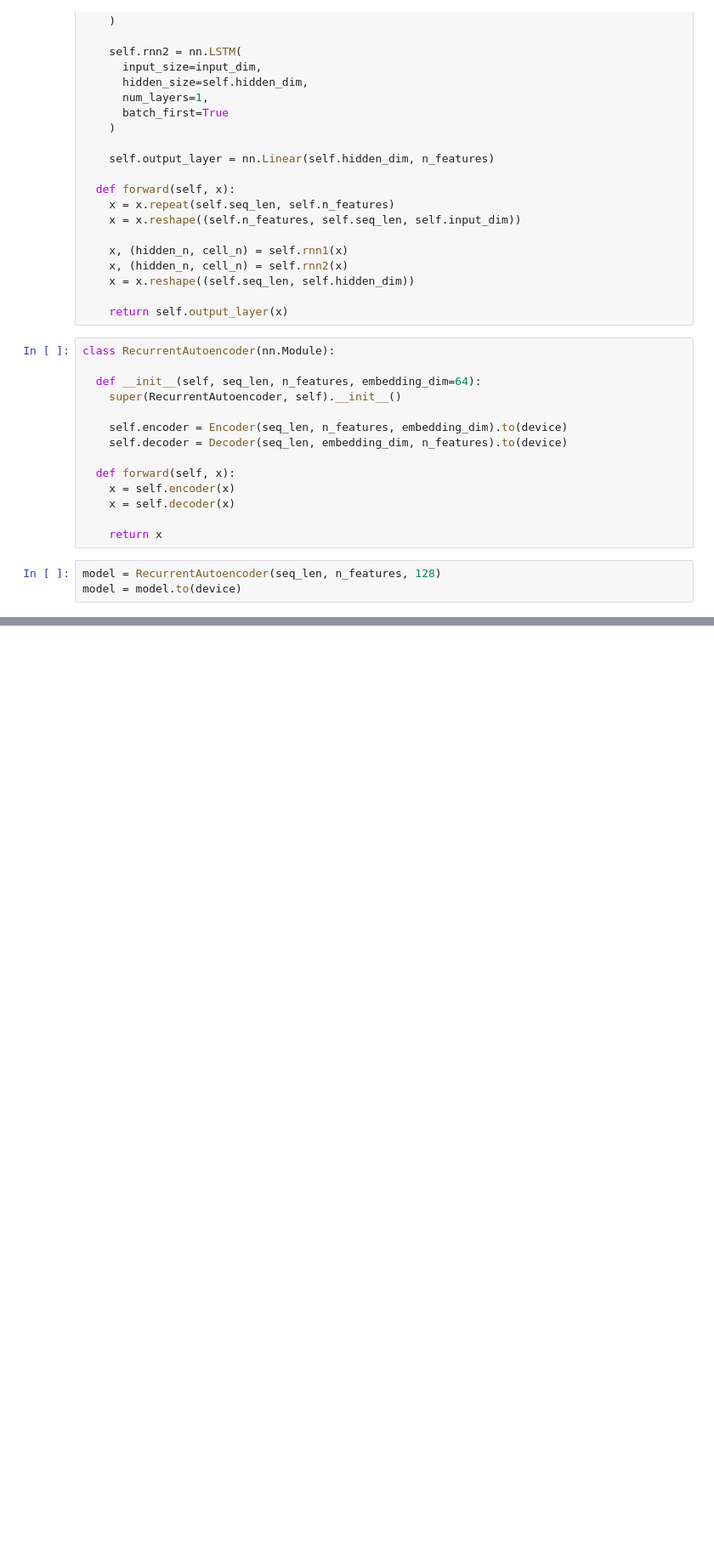
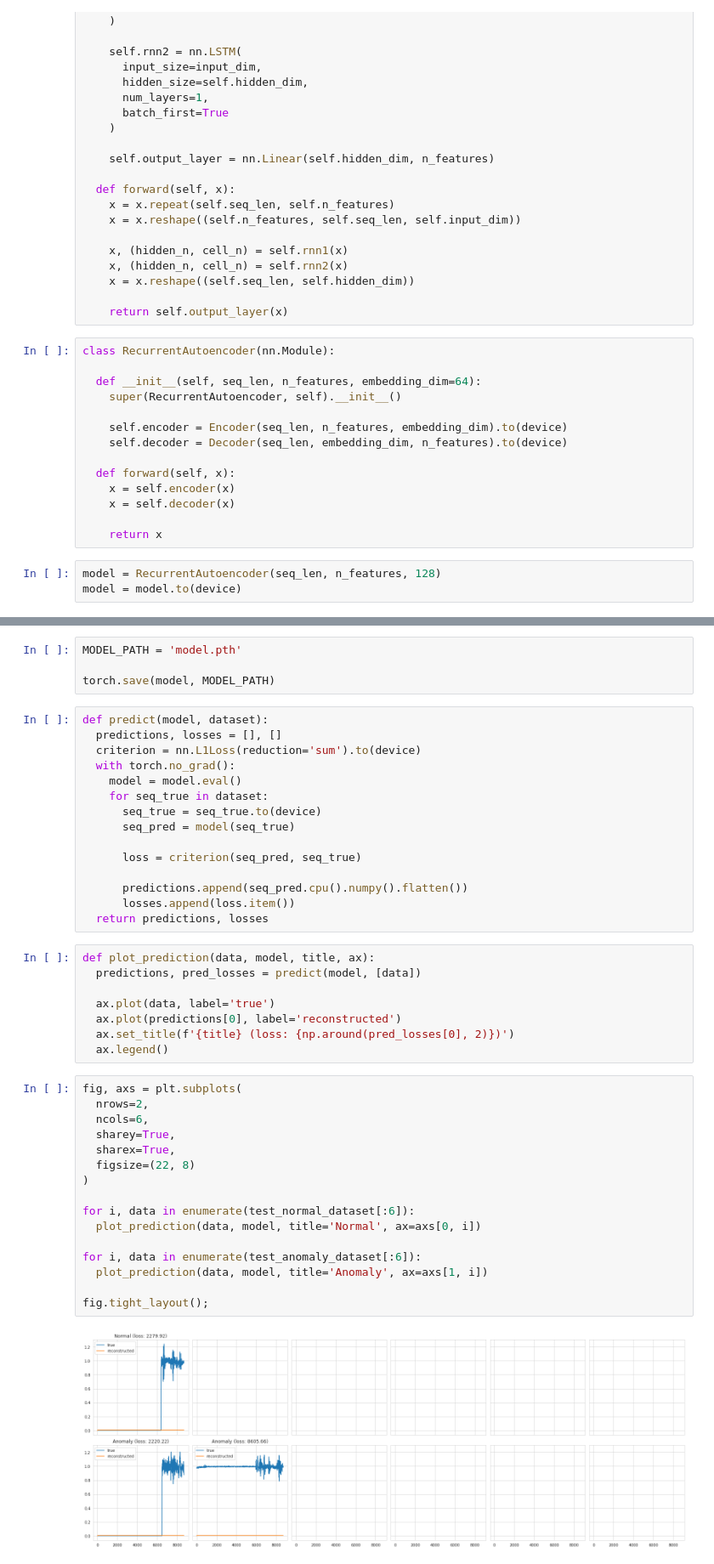
Before and after one commit to davidripsen/DeepLearningProject, a Jupyter notebook: seb_mvp.ipynb, the cells around one changed output, grey strips where cells are left out. Shown at 85% size. Drawn from its saved outputs; the diff is of its cells as text; blank space fills up the shorter version.

```diff
--- a/seb_mvp.ipynb
+++ b/seb_mvp.ipynb
@@ -254,0 +350,45 @@ model, history = train_model(
+# %%
+MODEL_PATH = 'model.pth'
+
+torch.save(model, MODEL_PATH)
+# %%
+def predict(model, dataset):
+  predictions, losses = [], []
+  criterion = nn.L1Loss(reduction='sum').to(device)
+  with torch.no_grad():
+    model = model.eval()
+    for seq_true in dataset:
+      seq_true = seq_true.to(device)
+      seq_pred = model(seq_true)
+
+      loss = criterion(seq_pred, seq_true)
+
+      predictions.append(seq_pred.cpu().numpy().flatten())
+      losses.append(loss.item())
+  return predictions, losses
+# %%
+def plot_prediction(data, model, title, ax):
+  predictions, pred_losses = predict(model, [data])
+
+  ax.plot(data, label='true')
+  ax.plot(predictions[0], label='reconstructed')
+  ax.set_title(f'{title} (loss: {np.around(pred_losses[0], 2)})')
+  ax.legend()
+# %%
+fig, axs = plt.subplots(
+  nrows=2,
+  ncols=6,
+  sharey=True,
+  sharex=True,
+  figsize=(22, 8)
+)
+
+for i, data in enumerate(test_normal_dataset[:6]):
+  plot_prediction(data, model, title='Normal', ax=axs[0, i])
+
+for i, data in enumerate(test_anomaly_dataset[:6]):
+  plot_prediction(data, model, title='Anomaly', ax=axs[1, i])
+
+fig.tight_layout();
+# %% [output]
+[figure, added]
```
Also changed, not shown: parts of 23 cells of this notebook.
